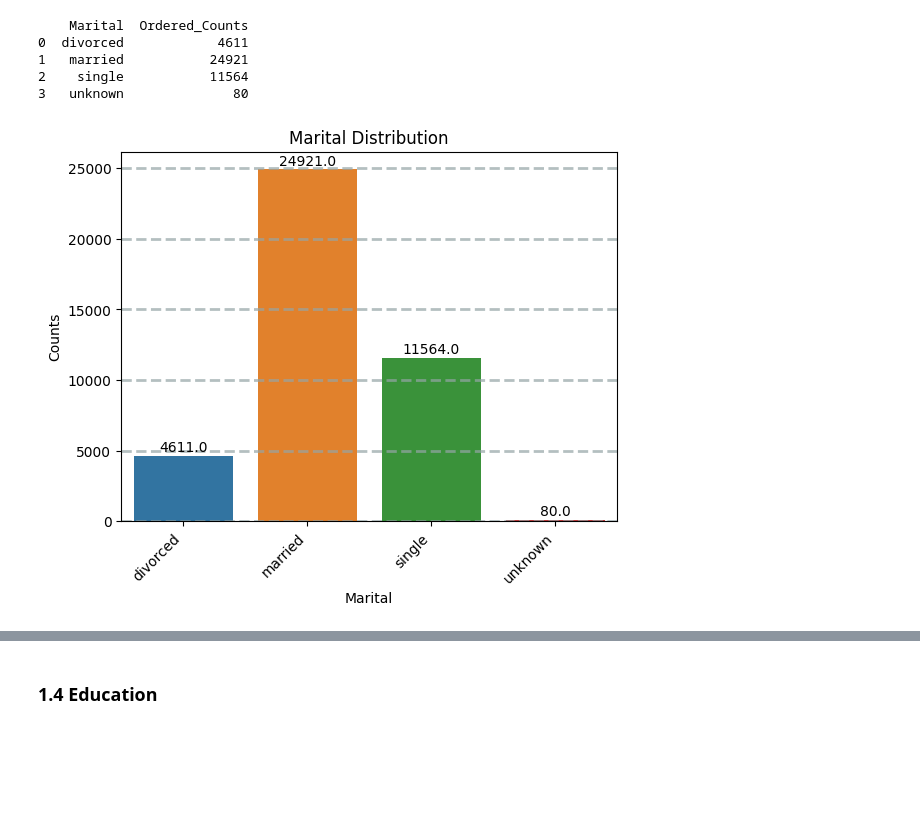
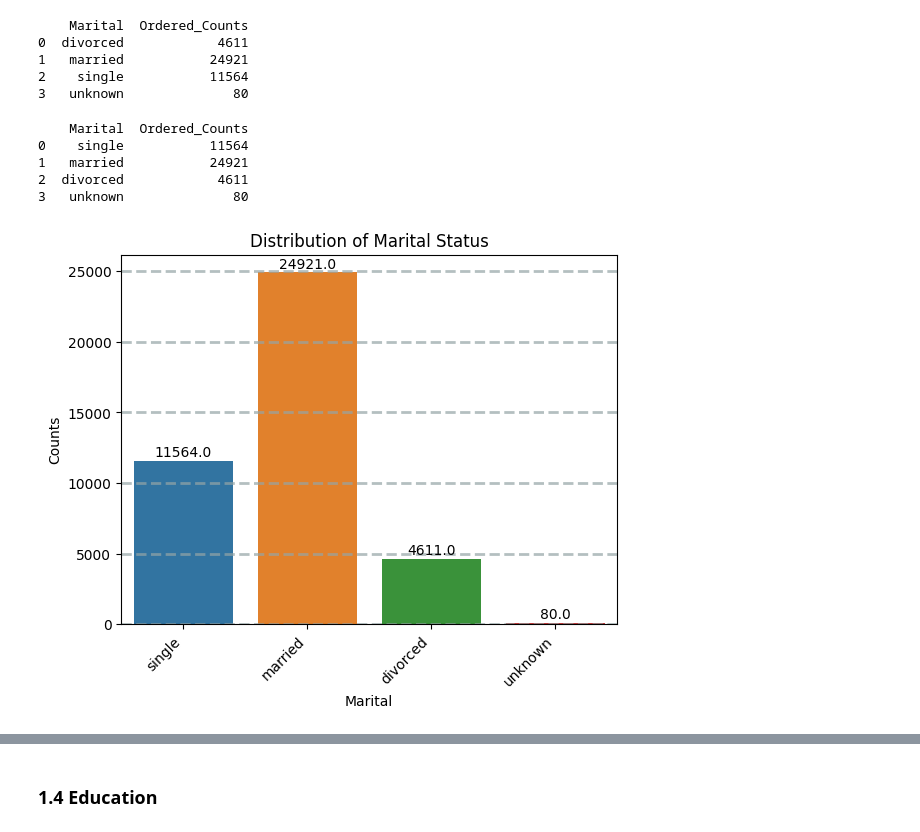
Before and after one commit to flynn-ky-t2/kaggle_f., a Jupyter notebook: bank-marketing-coding-practice.ipynb, the cells around one changed output, grey strips where cells are left out. Drawn from its saved outputs; the diff is of its cells as text; code cells hidden in the pictures; blank space fills up the shorter version.

```diff
--- a/bank-marketing-coding-practice.ipynb
+++ b/bank-marketing-coding-practice.ipynb
@@ -396,0 +548,10 @@ plt.show()
+# %%
+query_1 = """
+SELECT job as Job, COUNT(job) AS Ordered_Counts
+FROM processed_marketing
+WHERE y = 'yes'
+GROUP BY job
+ORDER BY job ASC;
+"""
+result_1 = run_query(query_1)
+print(result_1)
@@ -396,0 +575,17 @@ plt.show()
+# %%
+splot = sns.barplot(data=result_1, x='Job', y='Ordered_Counts')
+
+for p in splot.patches:
+    splot.annotate(format(p.get_height()),
+                   (p.get_x() + p.get_width() / 2., p.get_height()),
+                   ha='center', va='center',
+                   xytext=(0, 6),
+                   textcoords='offset points')
+
+#rotate x-axis labels
+plt.xticks(rotation=45, ha='right')
+plt.xlabel('Job')
+plt.ylabel('Counts')
+plt.title('Job Distribution of Term Deposit Subscriber (y = Yes)')
+plt.grid(color='#95a5a6', linestyle='--', linewidth=2, axis='y', alpha=0.7)
+plt.show()
@@ -418,22 +615,43 @@ print(result_1)
 1   married           24921
 2    single           11564
 3   unknown              80
+# %%
+query_1 = """
+SELECT marital as Marital, COUNT(*) AS Ordered_Counts
+FROM processed_marketing
+GROUP BY marital
+ORDER BY
+    CASE marital
+        WHEN 'single' THEN 1
+        WHEN 'married' THEN 2
+        WHEN 'divorced' THEN 3
+        WHEN 'unknown' THEN 4
+    END ASC
+"""
+result_1 = run_query(query_1)
+print(result_1)
+# %% [output]
+    Marital  Ordered_Counts
+0    single           11564
+1   married           24921
+2  divorced            4611
+3   unknown              80
 # %%
 splot = sns.barplot(data=result_1, x='Marital', y='Ordered_Counts')
 
 for p in splot.patches:
     splot.annotate(format(p.get_height()),
                    (p.get_x() + p.get_width() / 2., p.get_height()),
                    ha='center', va='center',
                    xytext=(0, 6),
                    textcoords='offset points')
 
 #rotate x-axis labels
 plt.xticks(rotation=45, ha='right')
 plt.xlabel('Marital')
 plt.ylabel('Counts')
-plt.title('Marital Distribution')
+plt.title('Distribution of Marital Status')
 plt.grid(color='#95a5a6', linestyle='--', linewidth=2, axis='y', alpha=0.7)
 plt.show()
 # %% [output]
-[figure, old version]
+[figure, new version]
```
Also changed, not shown: parts of 99 cells of this notebook.
